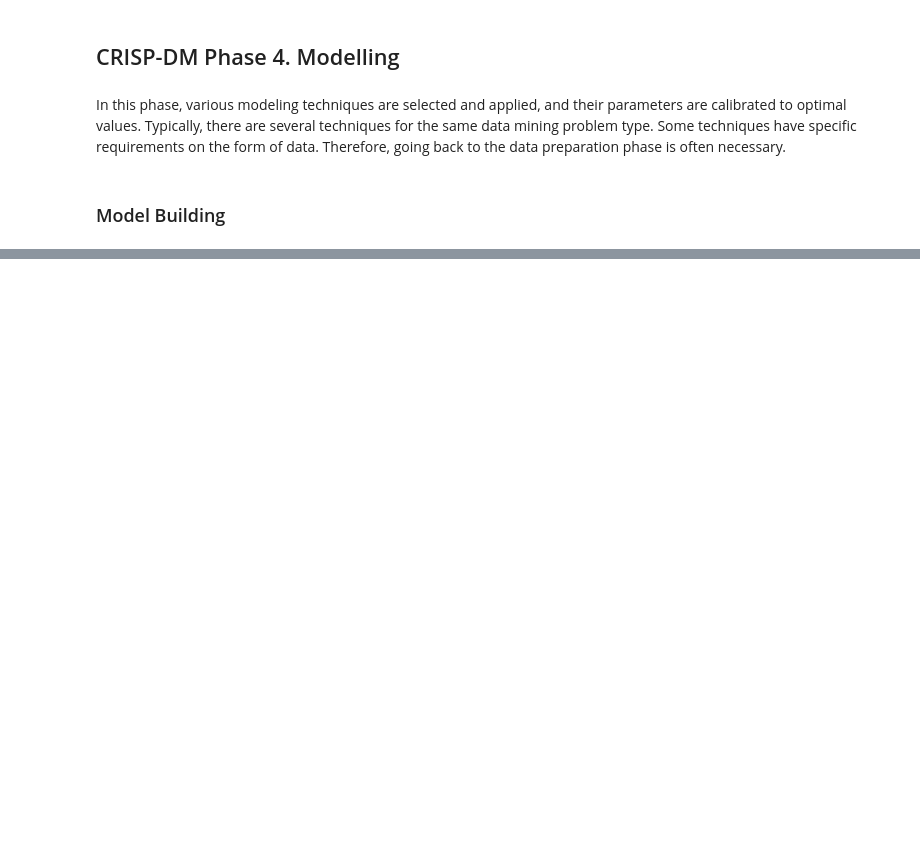
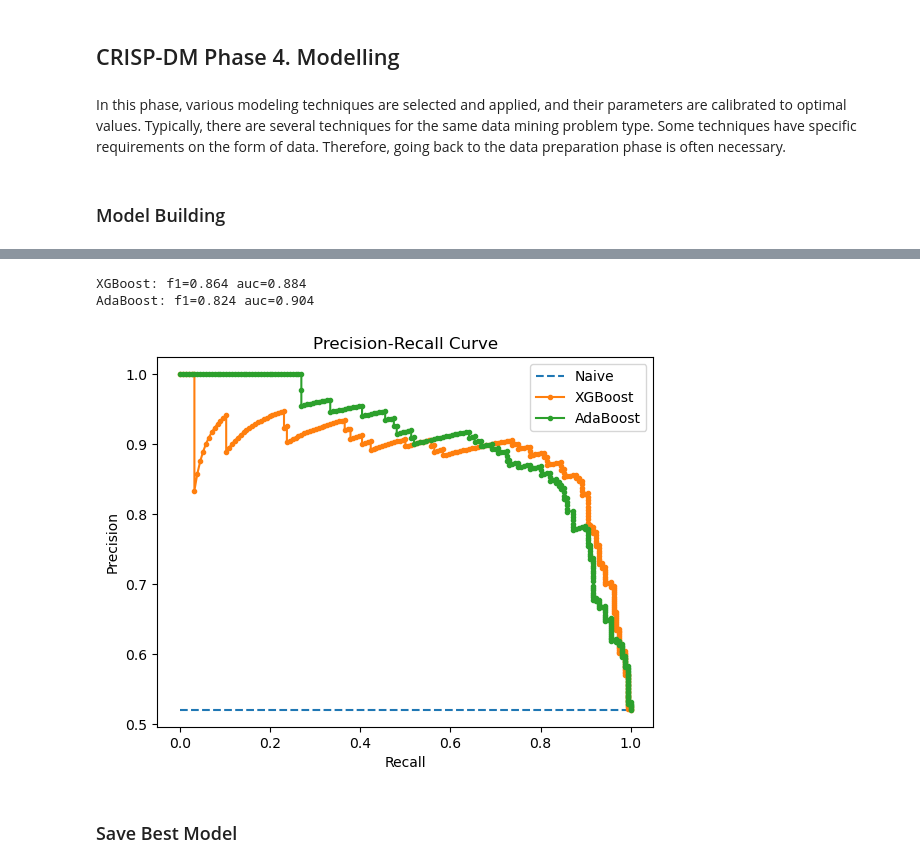
Before and after one commit to AndreCatarino/Financial-Distress-Prediction, a Jupyter notebook: docs/04_modelling.ipynb, the cells around one changed output, grey strips where cells are left out. Saved outputs shown, nothing was run; the diff lists cells and outputs as text; code cells hidden in the pictures; blank space fills up the shorter version.

```diff
--- a/docs/04_modelling.ipynb
+++ b/docs/04_modelling.ipynb
@@ -102,0 +198,44 @@ ROC AUC score:
+# %%
+# precision-recall curve and f1 for XGBoost and AdaBoost
+from sklearn.metrics import precision_recall_curve
+from sklearn.metrics import f1_score
+from sklearn.metrics import auc
+from matplotlib import pyplot
+
+# predict probabilities
+lr_probs_xgb = xgb.predict_proba(X_test)
+lr_probs_adaboost = adaboost.predict_proba(X_test)
+# keep probabilities for the positive outcome only
+lr_probs_xgb = lr_probs_xgb[:, 1]
+lr_probs_adaboost = lr_probs_adaboost[:, 1]
+# predict class values
+yhat_xgb = xgb.predict(X_test)
+yhat_adaboost = adaboost.predict(X_test)
+lr_precision_xgb, lr_recall_xgb, _ = precision_recall_curve(y_test, lr_probs_xgb)
+lr_precision_adaboost, lr_recall_adaboost, _ = precision_recall_curve(y_test, lr_probs_adaboost)
+lr_f1_xgb, lr_auc_xgb = f1_score(y_test, yhat_xgb), auc(lr_recall_xgb, lr_precision_xgb)
+lr_f1_adaboost, lr_auc_adaboost = f1_score(y_test, yhat_adaboost), auc(lr_recall_adaboost, lr_precision_adaboost)
+# summarize scores
+print('XGBoost: f1=%.3f auc=%.3f' % (lr_f1_xgb, lr_auc_xgb))
+print('AdaBoost: f1=%.3f auc=%.3f' % (lr_f1_adaboost, lr_auc_adaboost))
+# plot the precision-recall curves
+no_skill = len(y_test[y_test==1]) / len(y_test)
+pyplot.plot([0, 1], [no_skill, no_skill], linestyle='--', label='Naive')
+pyplot.plot(lr_recall_xgb, lr_precision_xgb, marker='.', label='XGBoost')
+pyplot.plot(lr_recall_adaboost, lr_precision_adaboost, marker='.', label='AdaBoost')
+# axis labels
+pyplot.xlabel('Recall')
+pyplot.ylabel('Precision')
+# Title
+pyplot.title('Precision-Recall Curve')
+# show the legend
+pyplot.legend()
+# show the plot
+pyplot.savefig('../plots/precision_recall_curve.png')
+pyplot.show()
+# %% [output]
+XGBoost: f1=0.864 auc=0.884
+AdaBoost: f1=0.824 auc=0.904
+[figure, added]
+# %% [markdown]
+### Save Best Model
```
Also changed, not shown: parts of 16 cells of this notebook, 10 other files.
